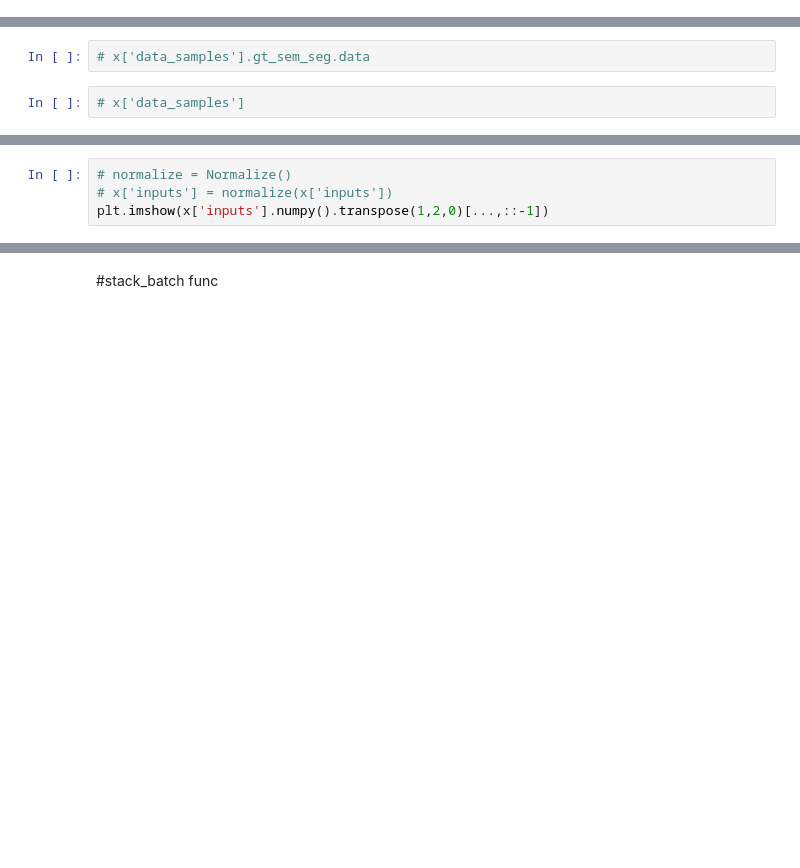
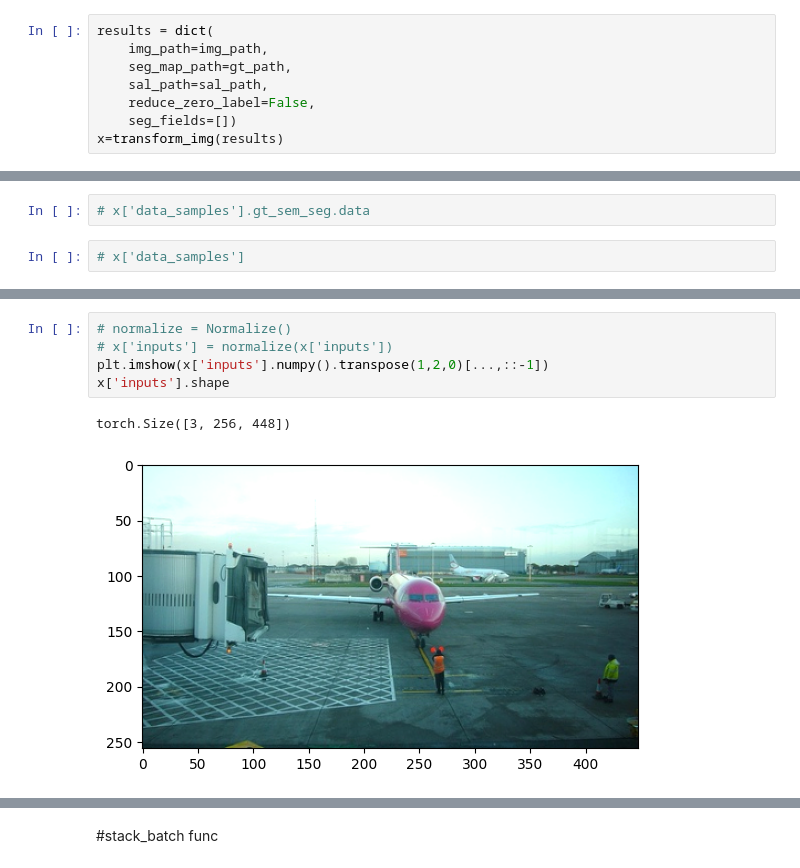
Before and after one commit to JimmyMa99/mmsegmentation, a Jupyter notebook: tools/analysis_tools/vis_data.ipynb, the cells around one changed output, grey strips where cells are left out. Saved outputs shown, nothing was run; the diff lists cells and outputs as text; blank space fills up the shorter version.

```diff
--- a/tools/analysis_tools/vis_data.ipynb
+++ b/tools/analysis_tools/vis_data.ipynb
@@ -68,0 +173,8 @@ x=transform_img(results)
+# %%
+results = dict(
+    img_path=img_path,
+    seg_map_path=gt_path,
+    sal_path=sal_path,
+    reduce_zero_label=False,
+    seg_fields=[])
+x=transform_img(results)
@@ -82,6 +214,10 @@ plt.imshow(img_or)
 # %%
 # normalize = Normalize()
 # x['inputs'] = normalize(x['inputs'])
 plt.imshow(x['inputs'].numpy().transpose(1,2,0)[...,::-1])
+x['inputs'].shape
+# %% [output]
+torch.Size([3, 256, 448])
+[figure, added]
 # %%
 plt.imshow(x['data_samples'].sal_map.data.numpy().transpose(1,2,0)*255)
```
Also changed, not shown: parts of 43 cells of this notebook, 13 other files.
